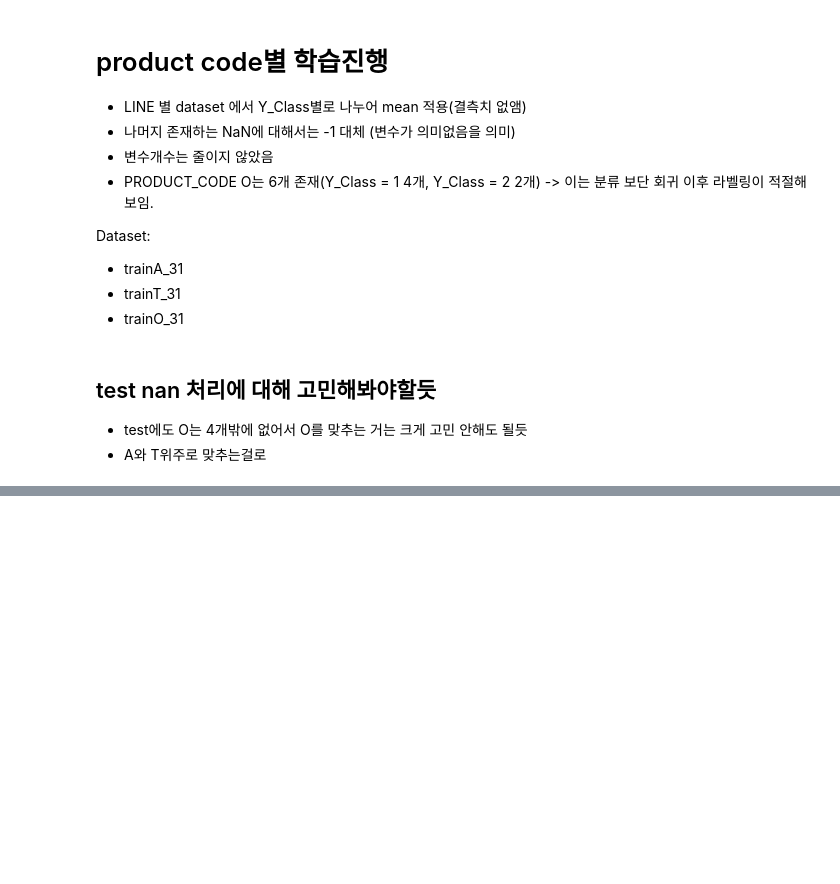
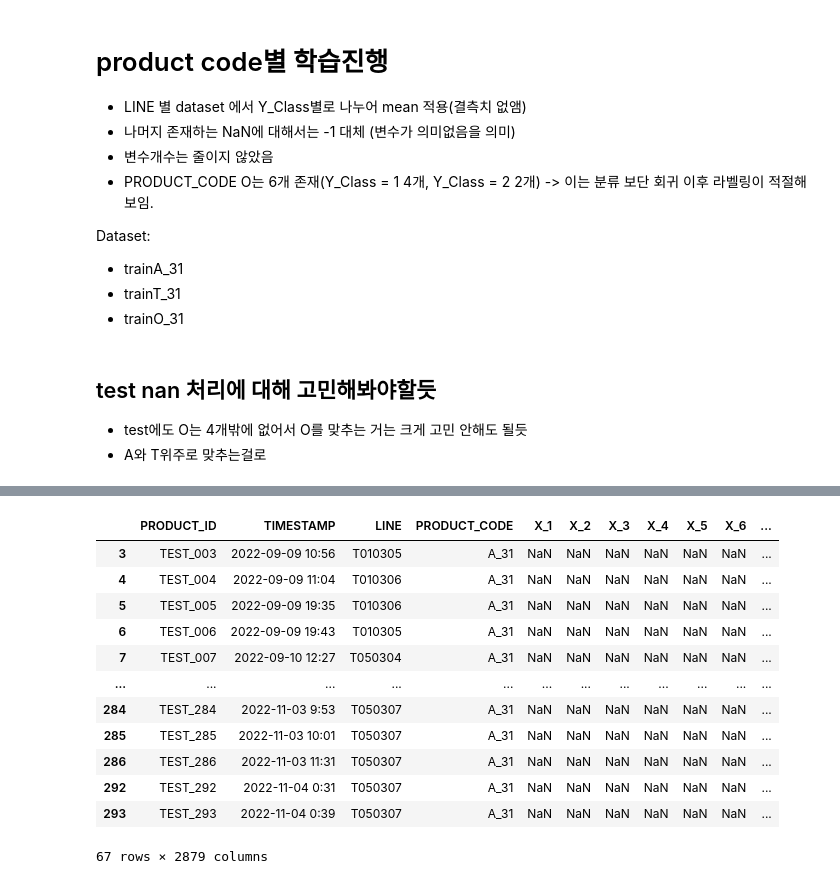
Before and after one commit to jjuhyeok/LG_Aimers2, a Jupyter notebook: EDA/배홍섭/LINE,Y_Class별 mean.ipynb, the cells around one changed output, grey strips where cells are left out. Drawn from its saved outputs; the diff is of its cells as text; code cells hidden in the pictures; blank space fills up the shorter version.

```diff
--- a/EDA/배홍섭/LINE,Y_Class별 mean.ipynb
+++ b/EDA/배홍섭/LINE,Y_Class별 mean.ipynb
@@ -560,0 +498,16 @@ test_df[test_df['PRODUCT_CODE'] == 'O_31']
+# %%
+testA_31
+# %% [output]
+|  | PRODUCT_ID | TIMESTAMP | LINE | PRODUCT_CODE | X_1 | X_2 | X_3 | X_4 | X_5 | X_6 | ... |
+| 3 | TEST_003 | 2022-09-09 10:56 | T010305 | A_31 | NaN | NaN | NaN | NaN | NaN | NaN | ... |
+| 4 | TEST_004 | 2022-09-09 11:04 | T010306 | A_31 | NaN | NaN | NaN | NaN | NaN | NaN | ... |
+| 5 | TEST_005 | 2022-09-09 19:35 | T010306 | A_31 | NaN | NaN | NaN | NaN | NaN | NaN | ... |
+| 6 | TEST_006 | 2022-09-09 19:43 | T010305 | A_31 | NaN | NaN | NaN | NaN | NaN | NaN | ... |
+| 7 | TEST_007 | 2022-09-10 12:27 | T050304 | A_31 | NaN | NaN | NaN | NaN | NaN | NaN | ... |
+| ... | ... | ... | ... | ... | ... | ... | ... | ... | ... | ... | ... |
+| 284 | TEST_284 | 2022-11-03 9:53 | T050307 | A_31 | NaN | NaN | NaN | NaN | NaN | NaN | ... |
+| 285 | TEST_285 | 2022-11-03 10:01 | T050307 | A_31 | NaN | NaN | NaN | NaN | NaN | NaN | ... |
+| 286 | TEST_286 | 2022-11-03 11:31 | T050307 | A_31 | NaN | NaN | NaN | NaN | NaN | NaN | ... |
+| 292 | TEST_292 | 2022-11-04 0:31 | T050307 | A_31 | NaN | NaN | NaN | NaN | NaN | NaN | ... |
+| 293 | TEST_293 | 2022-11-04 0:39 | T050307 | A_31 | NaN | NaN | NaN | NaN | NaN | NaN | ... |
+67 rows × 2879 columns
```
Also changed, not shown: parts of 14 cells of this notebook.
